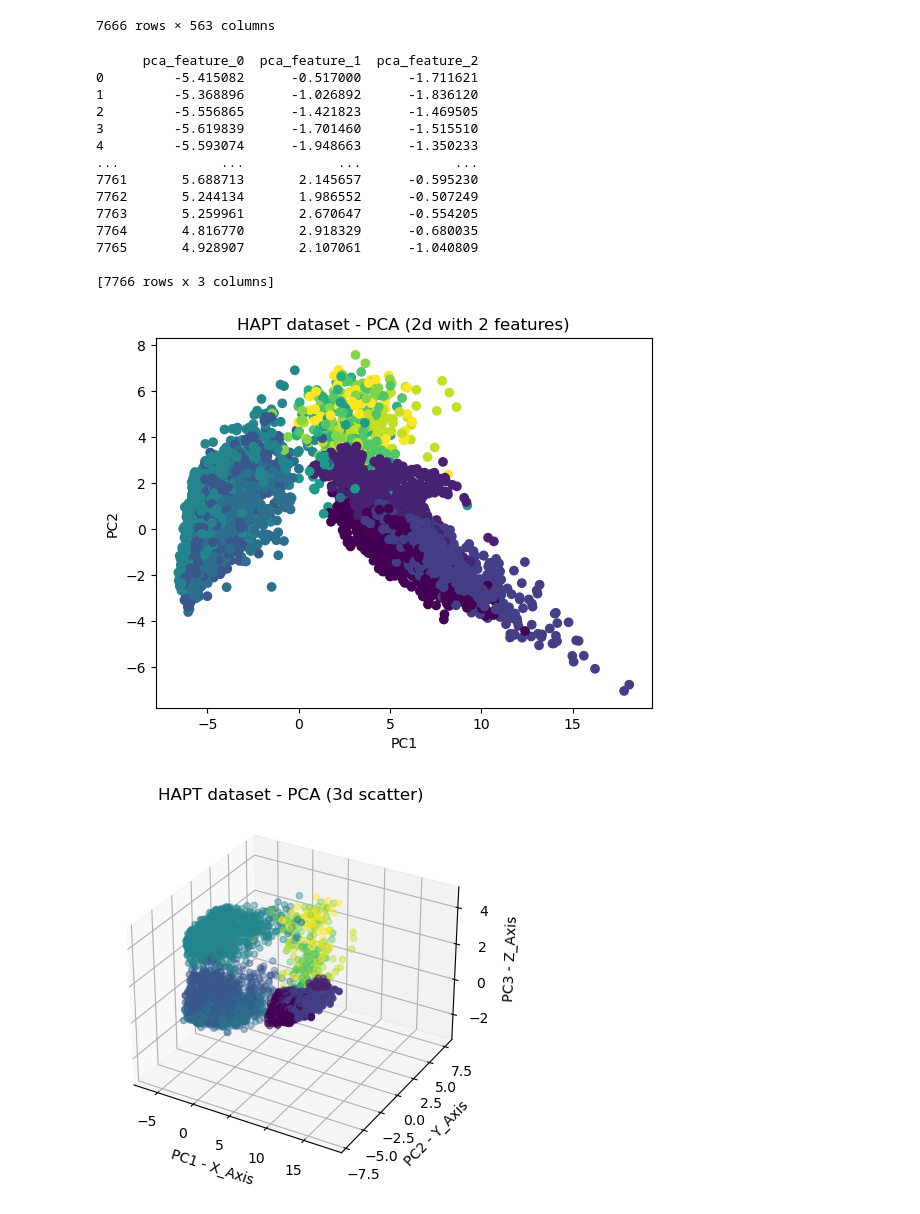
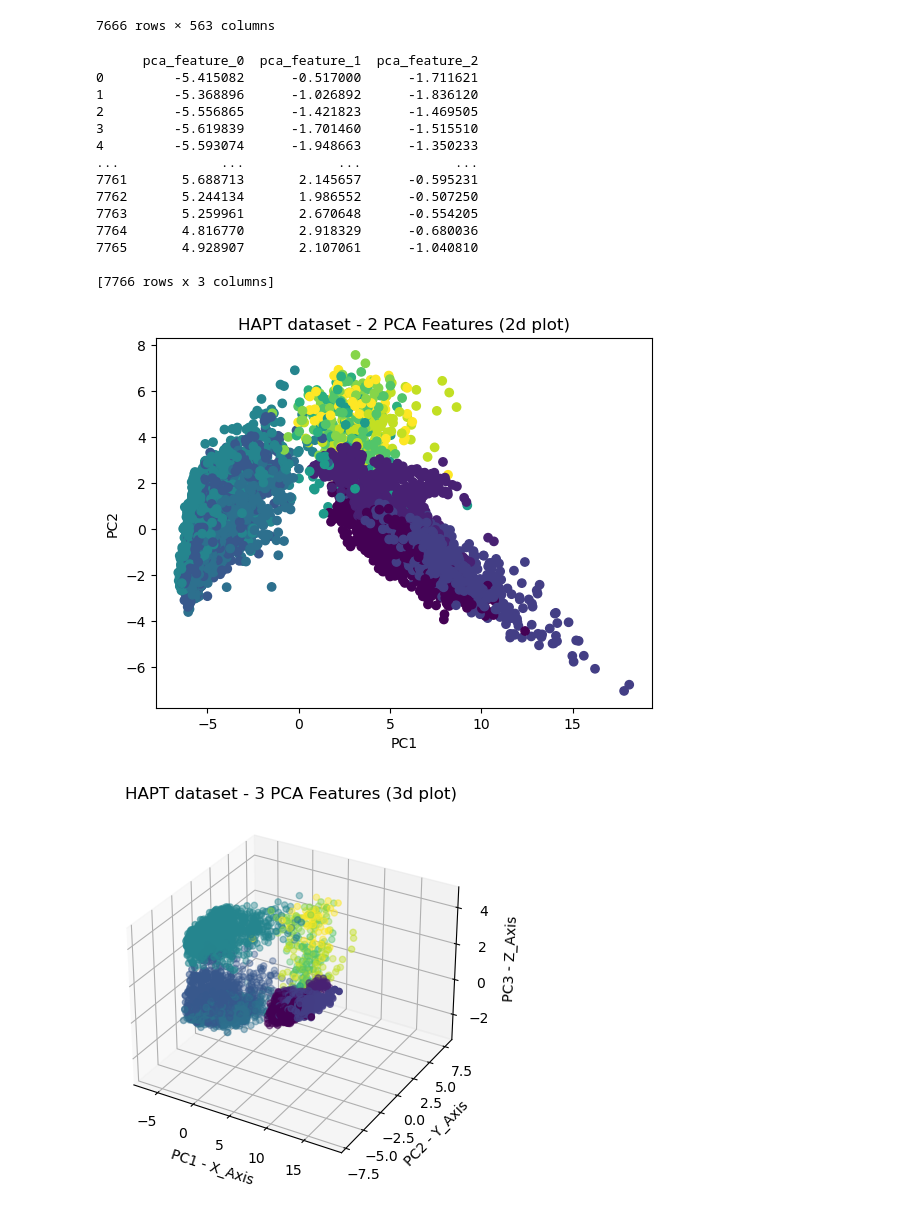
Before and after one commit to jayceeuzo/HAPT_auto_viz, a Jupyter notebook: hapt.ipynb, the cells around one changed output. Drawn from its saved outputs; the diff is of its cells as text; code cells hidden in the pictures.

```diff
--- a/hapt.ipynb
+++ b/hapt.ipynb
@@ -66,9 +66,10 @@ entire_data.head(-100)
 
 
 ## APPLY PCA with 3 features
-pca = PCA(n_components=3)
+n_comp = 3
+pca = PCA(n_components=n_comp)
 train_data_pca = pd.DataFrame(pca.fit_transform(train_data))
-train_data_pca.columns = ['pca_feature_' + str(x) for x in range(3)]
+train_data_pca.columns = ['pca_feature_' + str(x) for x in range(n_comp)]
 
 
 # components = pca.components_
@@ -85,11 +86,11 @@ print(train_data_pca)
 3         -5.619839      -1.701460      -1.515510
 4         -5.593074      -1.948663      -1.350233
 ...             ...            ...            ...
-7761       5.688713       2.145657      -0.595230
-7762       5.244134       1.986552      -0.507249
-7763       5.259961       2.670647      -0.554205
-7764       4.816770       2.918329      -0.680035
-7765       4.928907       2.107061      -1.040809
+7761       5.688713       2.145657      -0.595231
+7762       5.244134       1.986552      -0.507250
+7763       5.259961       2.670648      -0.554205
+7764       4.816770       2.918329      -0.680036
+7765       4.928907       2.107061      -1.040810
 
 [7766 rows x 3 columns]
 # %%
@@ -103,37 +104,37 @@ plot = plt.scatter(train_data_pca['pca_feature_0'],
            c=train_labels['labels'])
 plt.xlabel('PC1')
 plt.ylabel('PC2')
-plt.title('HAPT dataset - PCA (2d with 2 features)')
+plt.title('HAPT dataset - 2 PCA Features (2d plot)')
 
 
 
 
 # PLOT 2 - HAPT dataset - PCA (3d scatter)
 
 fig = plt.figure()
 ax = fig.add_subplot(111, projection='3d')
 
 
 ax.scatter(train_data_pca['pca_feature_0'],
            train_data_pca['pca_feature_1'],
            train_data_pca['pca_feature_2'],
            c=train_labels['labels'])
 ax.set_xlabel('PC1 - X_Axis')
 ax.set_ylabel('PC2 - Y_Axis')
 ax.set_zlabel('PC3 - Z_Axis')
-ax.set_title('HAPT dataset - PCA (3d scatter)')
+ax.set_title('HAPT dataset - 3 PCA Features (3d plot)')
 plt.show()
 
 
 
 # svm train
 # svm = LinearSVC()
 # svm.fit(train_data_pca,train_labels)
 
 # print(classification_report(svm.predict(pd.DataFrame(pca.transform(test_data))),test_labels))
 # %% [output]
-[figure, old version]
+[figure, new version]
-[figure, old version]
+[figure, new version]
 # %%
 
 ### AGGREGATE DATA BY TEST SUBJECT AVERAGES ON A PARTICULAR LABEL ACTION
```
Also changed, not shown: parts of 9 cells of this notebook.
